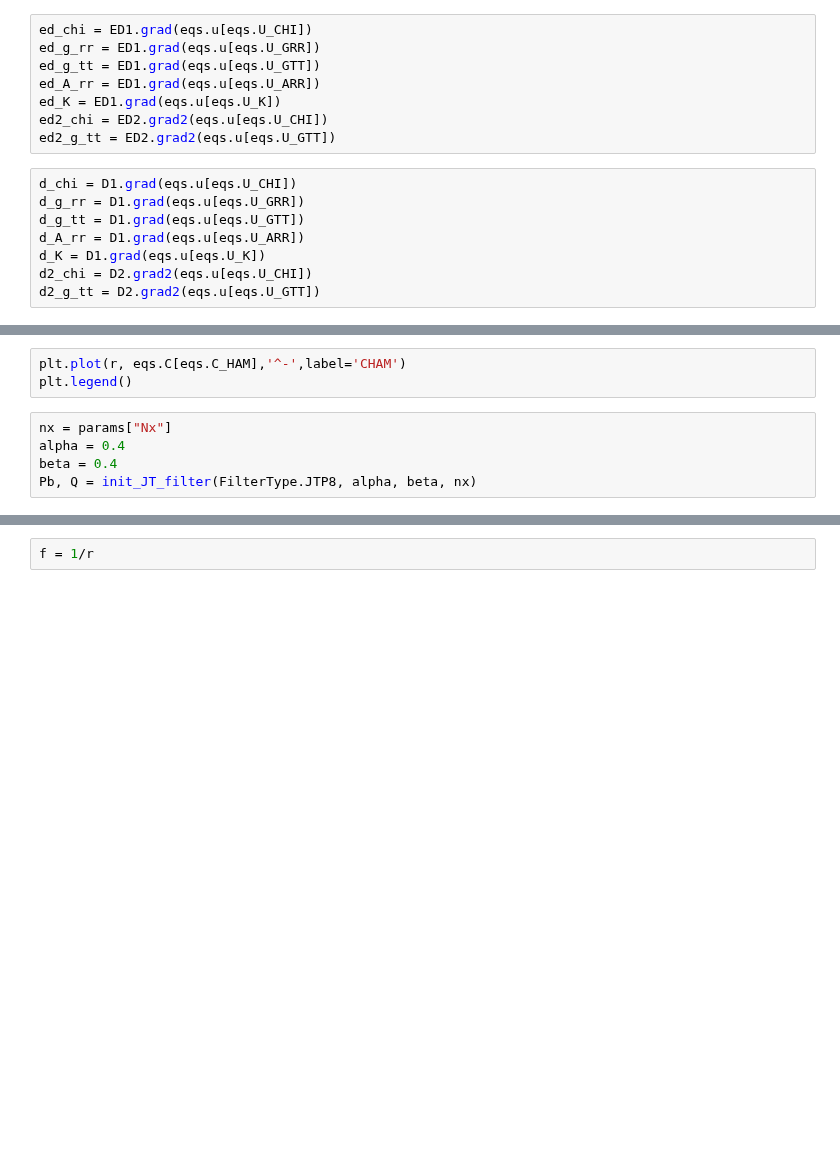
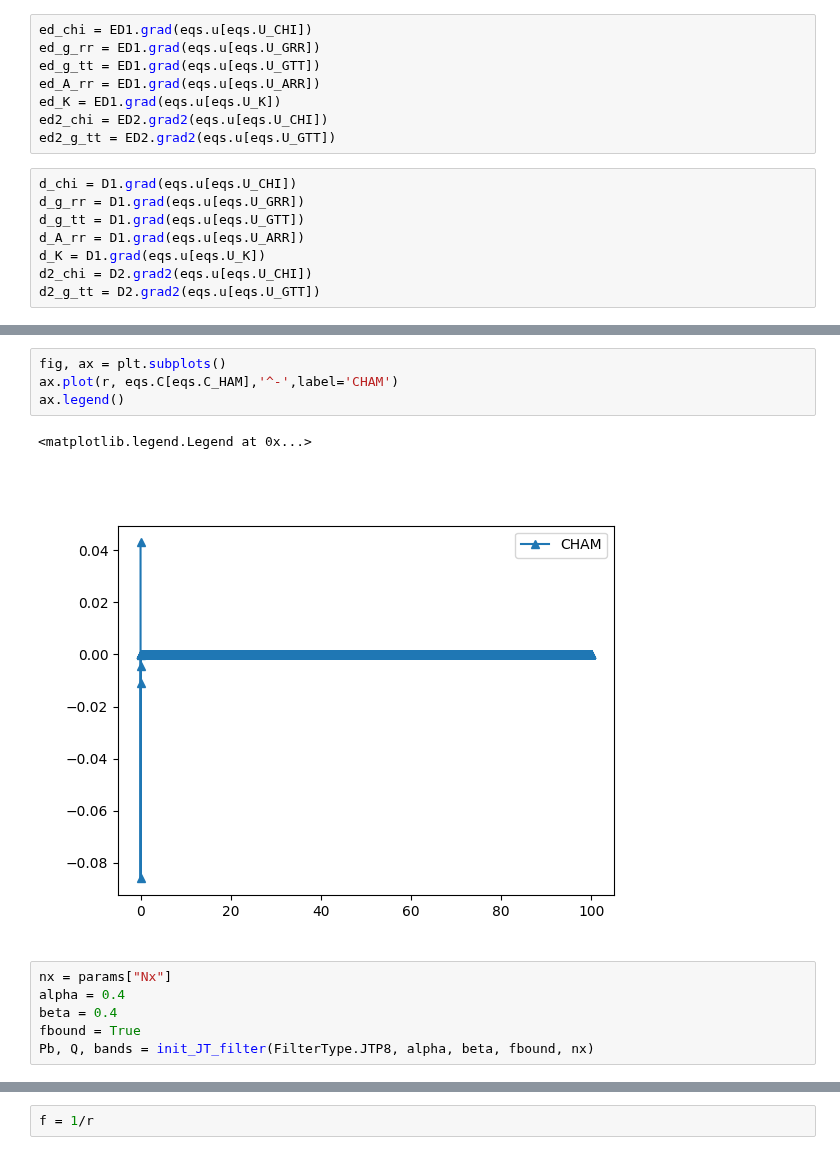
Before and after one commit to davidneilsen/pynwave2d, a Jupyter notebook: bssn/TestBSSN.ipynb, the cells around one changed output, grey strips where cells are left out. Saved outputs shown, nothing was run; the diff lists cells and outputs as text; blank space fills up the shorter version.

```diff
--- a/bssn/TestBSSN.ipynb
+++ b/bssn/TestBSSN.ipynb
@@ -113,10 +120,15 @@ plt.legend()
 # %%
-plt.plot(r, eqs.C[eqs.C_HAM],'^-',label='CHAM')
-plt.legend()
+fig, ax = plt.subplots()
+ax.plot(r, eqs.C[eqs.C_HAM],'^-',label='CHAM')
+ax.legend()
+# %% [output]
+<matplotlib.legend.Legend at 0x...>
+[figure, added]
 # %%
 nx = params["Nx"]
 alpha = 0.4
 beta = 0.4
-Pb, Q = init_JT_filter(FilterType.JTP8, alpha, beta, nx)
+fbound = True
+Pb, Q, bands = init_JT_filter(FilterType.JTP8, alpha, beta, fbound, nx)
 # %%
 Pb
```
Also changed, not shown: parts of 7 cells of this notebook, 1 other file.
